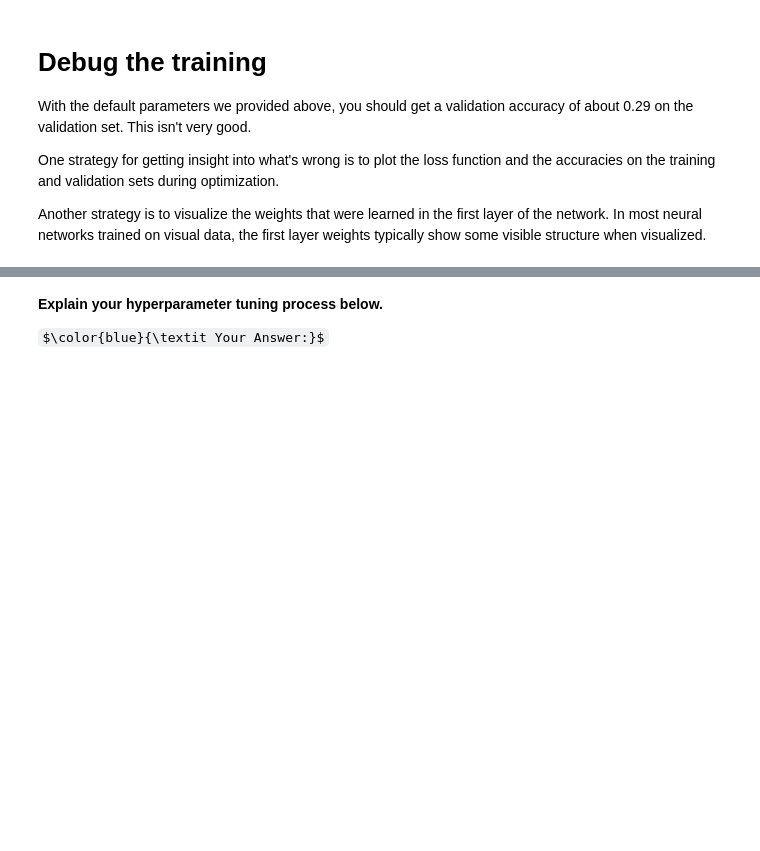
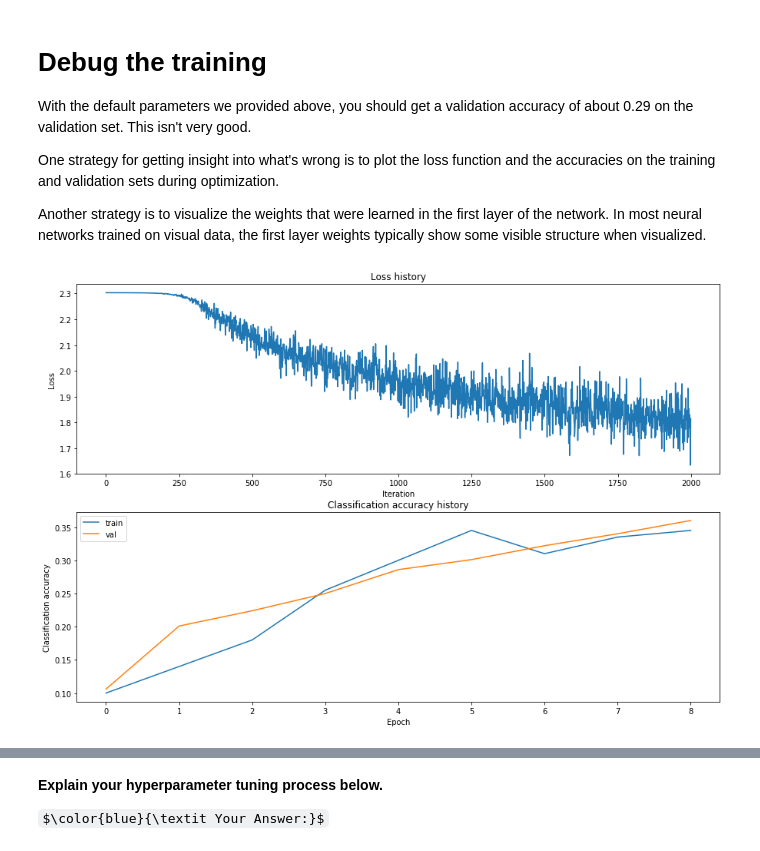
Before and after one commit to ivanistheone/cs231n, a Jupyter notebook: assignment1/two_layer_net.ipynb, the cells around one changed output, grey strips where cells are left out. Drawn from its saved outputs; the diff is of its cells as text; code cells hidden in the pictures; some formulas as TeX source; blank space fills up the shorter version.

Commit message:
Finished nn cross validation and features notebook

```diff
--- a/assignment1/two_layer_net.ipynb
+++ b/assignment1/two_layer_net.ipynb
@@ -6,11 +6,12 @@ In this exercise we will develop a neural network with fully-connected layers to
 
 import numpy as np
 import matplotlib.pyplot as plt
+import time
 
 from cs231n.classifiers.neural_net import TwoLayerNet
 
 %matplotlib inline
-plt.rcParams['figure.figsize'] = (10.0, 8.0) # set default size of plots
+plt.rcParams['figure.figsize'] = (15.0, 10.0) # set default size of plots
 plt.rcParams['image.interpolation'] = 'nearest'
 plt.rcParams['image.cmap'] = 'gray'
 
@@ -45,3 +49,11 @@ def init_toy_data():
 
 net = init_toy_model()
 X, y = init_toy_data()
+# %%
+W1, b1 = net.params['W1'], net.params['b1']
+W2, b2 = net.params['W2'], net.params['b2']
+N, D = X.shape
+H, C = W2.shape
+
+mask = np.eye(C, dtype=bool)[y]
+mask
@@ -183,7 +342,7 @@ net = TwoLayerNet(input_size, hidden_size, num_classes)
 
 # Train the network
 stats = net.train(X_train, y_train, X_val, y_val,
-            num_iters=1000, batch_size=200,
+            num_iters=2000, batch_size=200,
             learning_rate=1e-4, learning_rate_decay=0.95,
             reg=0.25, verbose=True)
 
@@ -198,18 +383,23 @@ One strategy for getting insight into what's wrong is to plot the loss function
 
 Another strategy is to visualize the weights that were learned in the first layer of the network. In most neural networks trained on visual data, the first layer weights typically show some visible structure when visualized.
 # %%
-# Plot the loss function and train / validation accuracies
-plt.subplot(2, 1, 1)
-plt.plot(stats['loss_history'])
-plt.title('Loss history')
-plt.xlabel('Iteration')
-plt.ylabel('Loss')
+def plot_stats(stats):
+    # Plot the loss function and train / validation accuracies
+    plt.subplot(2, 1, 1)
+    plt.plot(stats['loss_history'])
+    plt.title('Loss history')
+    plt.xlabel('Iteration')
+    plt.ylabel('Loss')
 
-plt.subplot(2, 1, 2)
-plt.plot(stats['train_acc_history'], label='train')
-plt.plot(stats['val_acc_history'], label='val')
-plt.title('Classification accuracy history')
-plt.xlabel('Epoch')
-plt.ylabel('Classification accuracy')
-plt.legend()
-plt.show()
+    plt.subplot(2, 1, 2)
+    plt.plot(stats['train_acc_history'], label='train')
+    plt.plot(stats['val_acc_history'], label='val')
+    plt.title('Classification accuracy history')
+    plt.xlabel('Epoch')
+    plt.ylabel('Classification accuracy')
+    plt.legend()
+    plt.show()
+
+plot_stats(stats)
+# %% [output]
+[figure, added]
```
Also changed, not shown: parts of 38 cells of this notebook, 1 other file.
